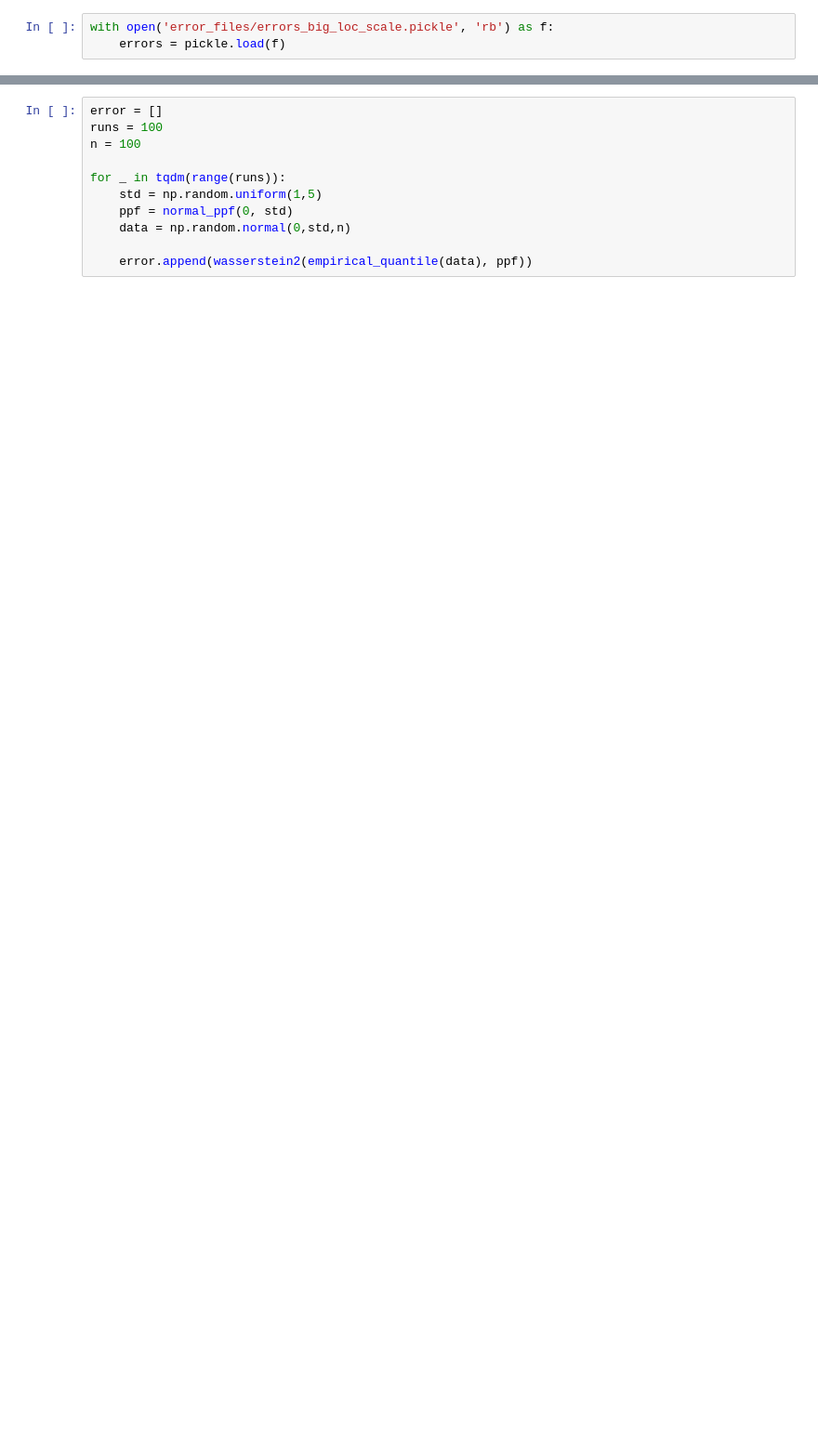
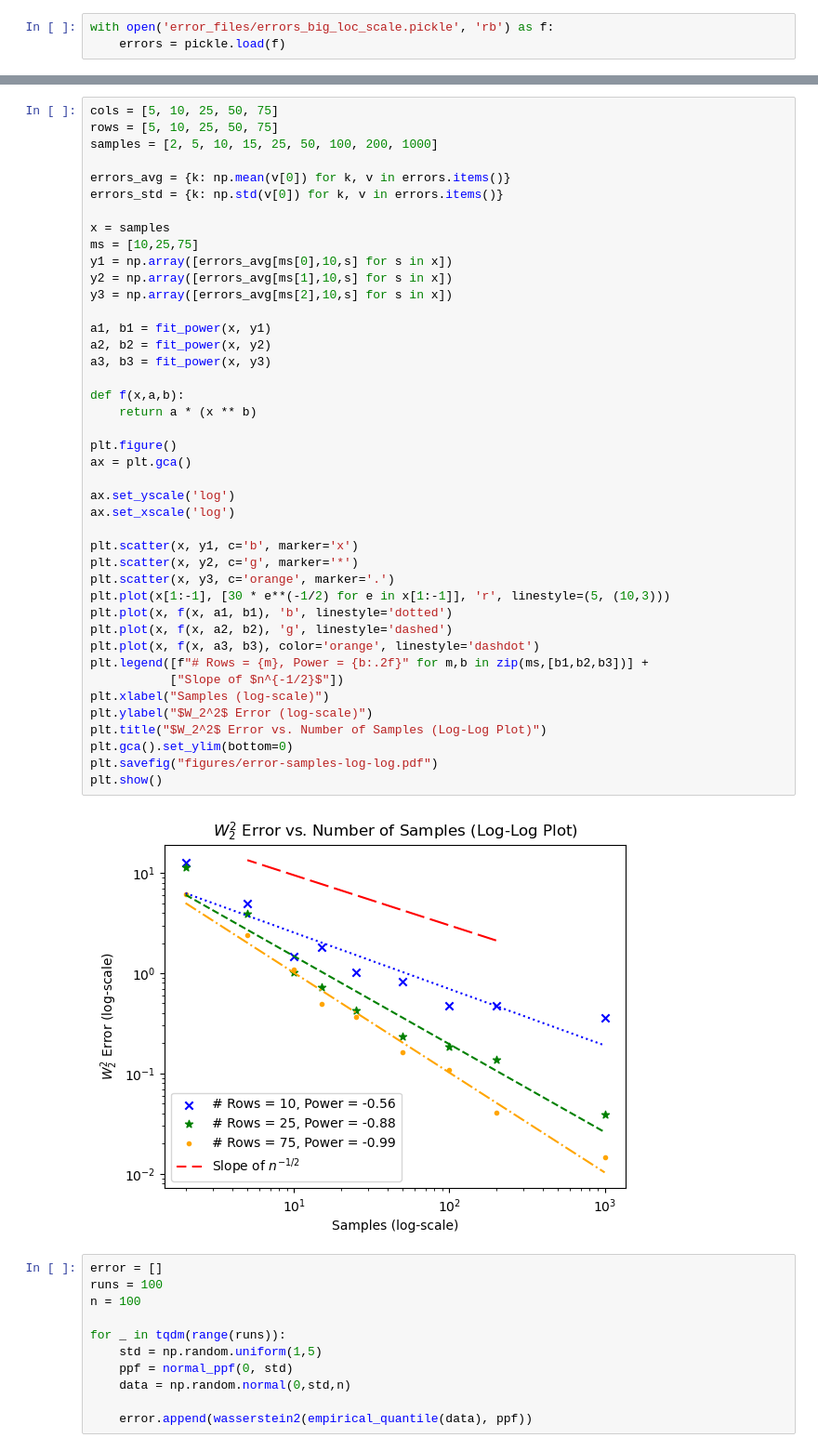
Before and after one commit to jacobf18/Dist-NN, a Jupyter notebook: nearest_neighbors.ipynb, the cells around one changed output, grey strips where cells are left out. Shown at 93% size. Drawn from its saved outputs; the diff is of its cells as text; blank space fills up the shorter version.

```diff
--- a/nearest_neighbors.ipynb
+++ b/nearest_neighbors.ipynb
@@ -534,3 +451,47 @@ plt.show()
+# %%
+cols = [5, 10, 25, 50, 75]
+rows = [5, 10, 25, 50, 75]
+samples = [2, 5, 10, 15, 25, 50, 100, 200, 1000]
+
+errors_avg = {k: np.mean(v[0]) for k, v in errors.items()}
+errors_std = {k: np.std(v[0]) for k, v in errors.items()}
+
+x = samples
+ms = [10,25,75]
+y1 = np.array([errors_avg[ms[0],10,s] for s in x])
+y2 = np.array([errors_avg[ms[1],10,s] for s in x])
+y3 = np.array([errors_avg[ms[2],10,s] for s in x])
+
+a1, b1 = fit_power(x, y1)
+a2, b2 = fit_power(x, y2)
+a3, b3 = fit_power(x, y3)
+
+def f(x,a,b):
+    return a * (x ** b)
+
+plt.figure()
+ax = plt.gca()
+
+ax.set_yscale('log')
+ax.set_xscale('log')
+
+plt.scatter(x, y1, c='b', marker='x')
+plt.scatter(x, y2, c='g', marker='*')
+plt.scatter(x, y3, c='orange', marker='.')
+plt.plot(x[1:-1], [30 * e**(-1/2) for e in x[1:-1]], 'r', linestyle=(5, (10,3)))
+plt.plot(x, f(x, a1, b1), 'b', linestyle='dotted')
+plt.plot(x, f(x, a2, b2), 'g', linestyle='dashed')
+plt.plot(x, f(x, a3, b3), color='orange', linestyle='dashdot')
+plt.legend([f"# Rows = {m}, Power = {b:.2f}" for m,b in zip(ms,[b1,b2,b3])] +
+           ["Slope of $n^{-1/2}$"])
+plt.xlabel("Samples (log-scale)")
+plt.ylabel("$W_2^2$ Error (log-scale)")
+plt.title("$W_2^2$ Error vs. Number of Samples (Log-Log Plot)")
+plt.gca().set_ylim(bottom=0)
+plt.savefig("figures/error-samples-log-log.pdf")
+plt.show()
+# %% [output]
+[figure, added]
 # %%
 error = []
 runs = 100
```
Also changed, not shown: parts of 36 cells of this notebook.
